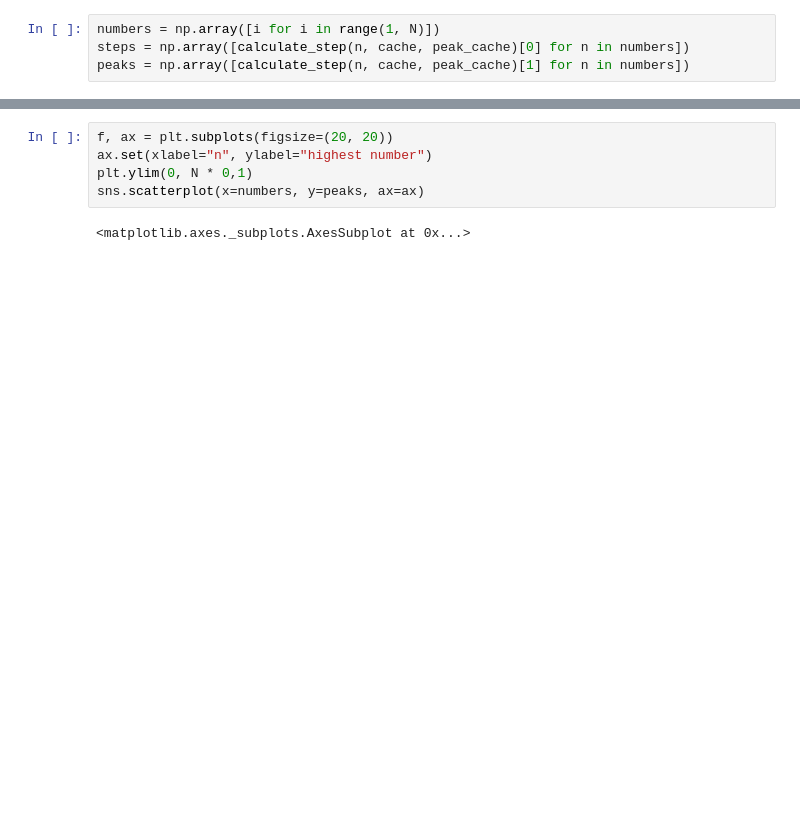
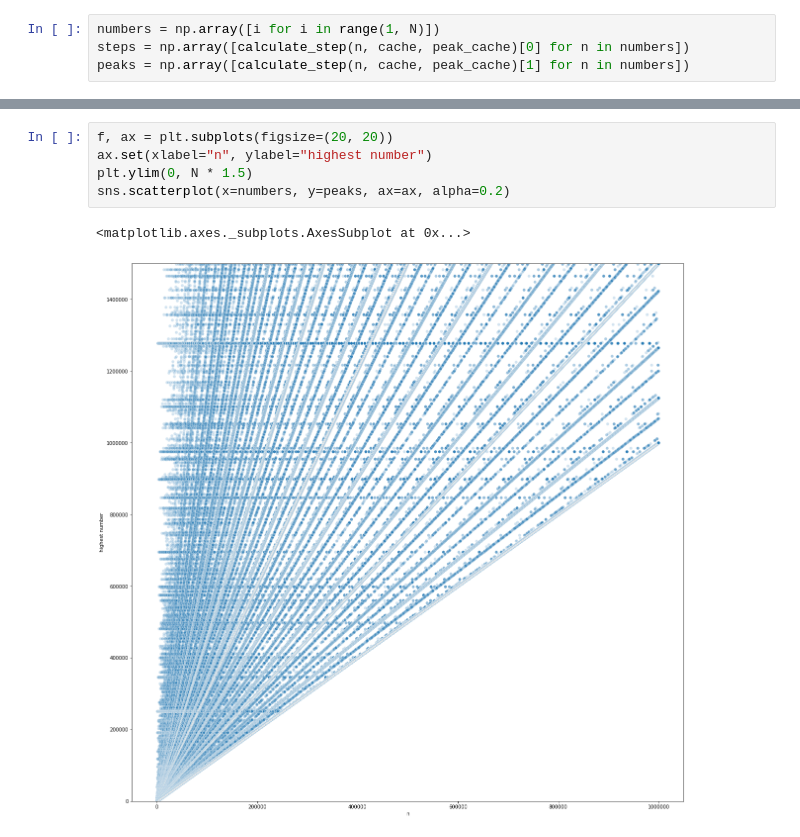
Before and after one commit to khoi/collatz-conjecture, a Jupyter notebook: notebook.ipynb, the cells around one changed output, grey strips where cells are left out. Drawn from its saved outputs; the diff is of its cells as text; blank space fills up the shorter version.

```diff
--- a/notebook.ipynb
+++ b/notebook.ipynb
@@ -43,10 +43,11 @@ sns.scatterplot(x=numbers, y=steps, ax=ax, marker='o', alpha=0.2)
 # %%
 f, ax = plt.subplots(figsize=(20, 20))
 ax.set(xlabel="n", ylabel="highest number")
-plt.ylim(0, N * 0,1)
-sns.scatterplot(x=numbers, y=peaks, ax=ax)
+plt.ylim(0, N * 1.5)
+sns.scatterplot(x=numbers, y=peaks, ax=ax, alpha=0.2)
 # %% [output]
 <matplotlib.axes._subplots.AxesSubplot at 0x...>
+[figure, added]
 # %%
 f, ax = plt.subplots(figsize=(20, 20))
 sns.distplot(steps, ax=ax)
```
Also changed, not shown: parts of 3 cells of this notebook.
